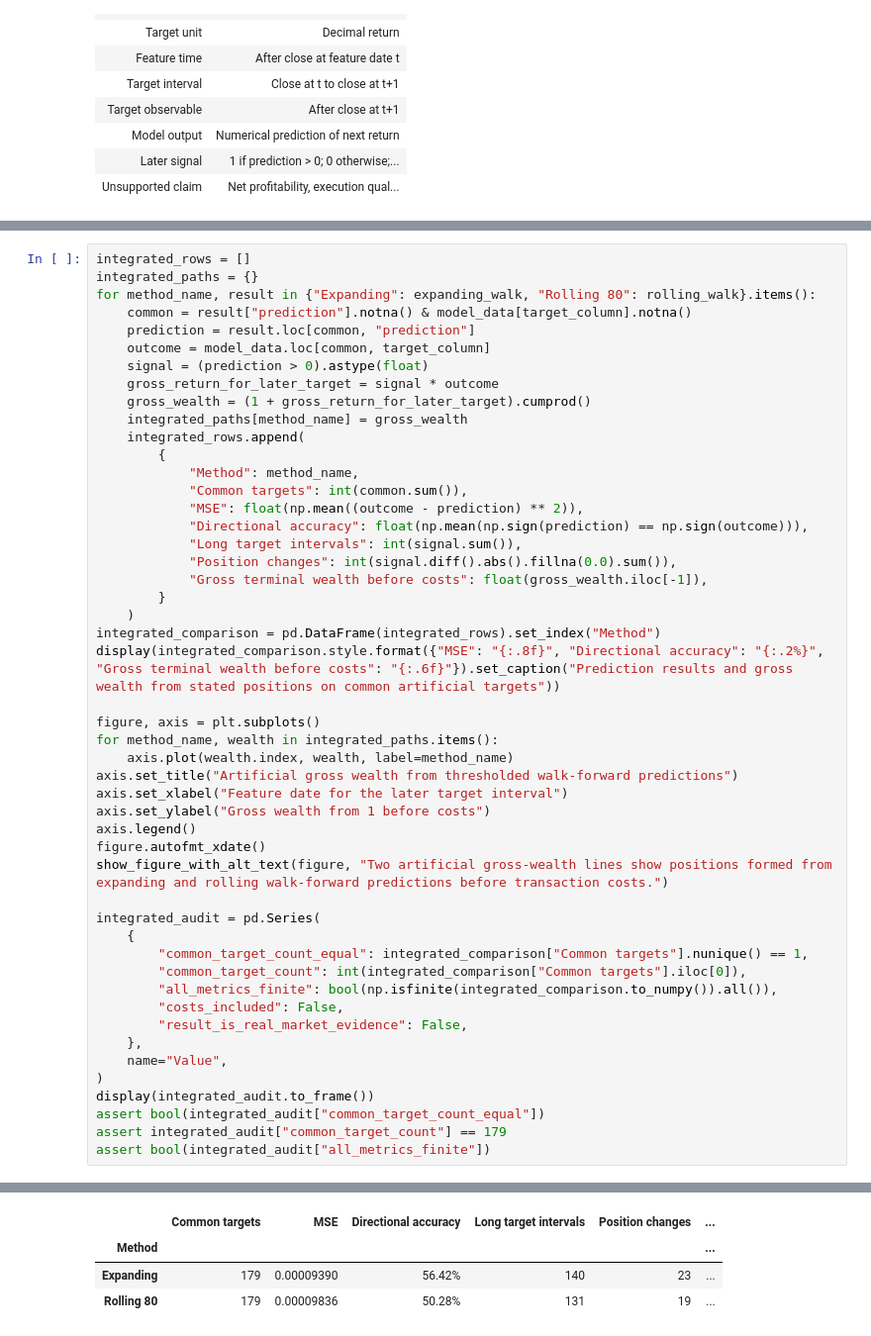
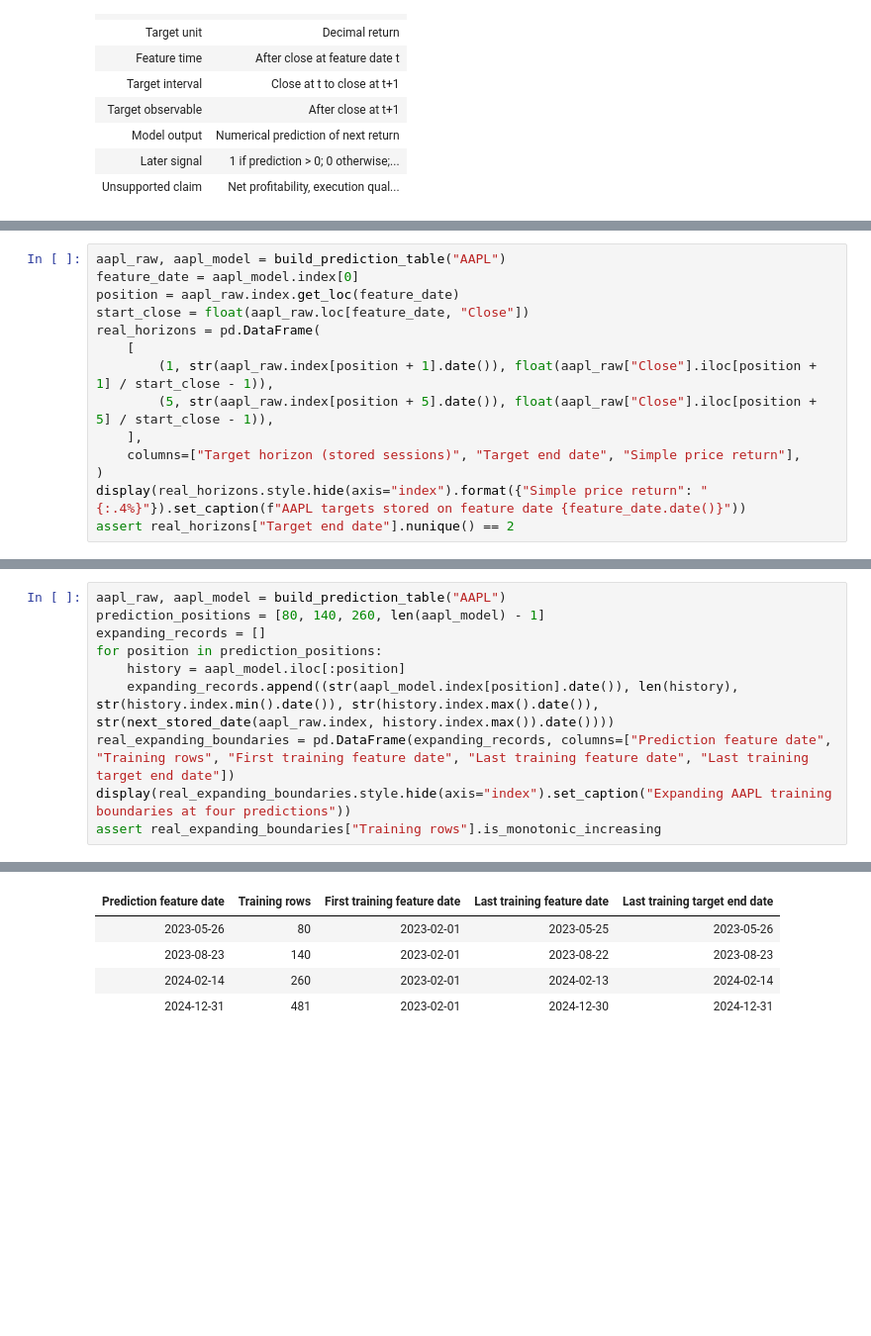
Before and after one commit to KennethWYLee/FinTech, a Jupyter notebook: course/05/week5_main.ipynb, the cells around one changed output, grey strips where cells are left out. Shown at 99% size. Drawn from its saved outputs; the diff is of its cells as text; blank space fills up the shorter version.

```diff
--- a/course/05/week5_main.ipynb
+++ b/course/05/week5_main.ipynb
@@ -312,0 +445,14 @@ Other restrictions may exclude earlier rows because of missing features, validat
+# %%
+aapl_raw, aapl_model = build_prediction_table("AAPL")
+feature_date = aapl_model.index[0]
+position = aapl_raw.index.get_loc(feature_date)
+start_close = float(aapl_raw.loc[feature_date, "Close"])
+real_horizons = pd.DataFrame(
+    [
+        (1, str(aapl_raw.index[position + 1].date()), float(aapl_raw["Close"].iloc[position + 1] / start_close - 1)),
+        (5, str(aapl_raw.index[position + 5].date()), float(aapl_raw["Close"].iloc[position + 5] / start_close - 1)),
+    ],
+    columns=["Target horizon (stored sessions)", "Target end date", "Simple price return"],
+)
+display(real_horizons.style.hide(axis="index").format({"Simple price return": "{:.4%}"}).set_caption(f"AAPL targets stored on feature date {feature_date.date()}"))
+assert real_horizons["Target end date"].nunique() == 2
@@ -1642,50 +1622,11 @@ Predict whether the method with lower MSE must also have higher gross terminal w
 # %%
-integrated_rows = []
-integrated_paths = {}
-for method_name, result in {"Expanding": expanding_walk, "Rolling 80": rolling_walk}.items():
-    common = result["prediction"].notna() & model_data[target_column].notna()
-    prediction = result.loc[common, "prediction"]
-    outcome = model_data.loc[common, target_column]
-    signal = (prediction > 0).astype(float)
-    gross_return_for_later_target = signal * outcome
-    gross_wealth = (1 + gross_return_for_later_target).cumprod()
-    integrated_paths[method_name] = gross_wealth
-    integrated_rows.append(
-        {
-            "Method": method_name,
-            "Common targets": int(common.sum()),
-            "MSE": float(np.mean((outcome - prediction) ** 2)),
-            "Directional accuracy": float(np.mean(np.sign(prediction) == np.sign(outcome))),
-            "Long target intervals": int(signal.sum()),
-            "Position changes": int(signal.diff().abs().fillna(0.0).sum()),
-            "Gross terminal wealth before costs": float(gross_wealth.iloc[-1]),
-        }
-    )
-integrated_comparison = pd.DataFrame(integrated_rows).set_index("Method")
-display(integrated_comparison.style.format({"MSE": "{:.8f}", "Directional accuracy": "{:.2%}", "Gross terminal wealth before costs": "{:.6f}"}).set_caption("Prediction results and gross wealth from stated positions on common artificial targets"))
-
-figure, axis = plt.subplots()
-for method_name, wealth in integrated_paths.items():
-    axis.plot(wealth.index, wealth, label=method_name)
-axis.set_title("Artificial gross wealth from thresholded walk-forward predictions")
-axis.set_xlabel("Feature date for the later target interval")
-axis.set_ylabel("Gross wealth from 1 before costs")
-axis.legend()
-figure.autofmt_xdate()
-show_figure_with_alt_text(figure, "Two artificial gross-wealth lines show positions formed from expanding and rolling walk-forward predictions before transaction costs.")
-
-integrated_audit = pd.Series(
-    {
-        "common_target_count_equal": integrated_comparison["Common targets"].nunique() == 1,
-        "common_target_count": int(integrated_comparison["Common targets"].iloc[0]),
-        "all_metrics_finite": bool(np.isfinite(integrated_comparison.to_numpy()).all()),
-        "costs_included": False,
-        "result_is_real_market_evidence": False,
-    },
-    name="Value",
-)
-display(integrated_audit.to_frame())
-assert bool(integrated_audit["common_target_count_equal"])
-assert integrated_audit["common_target_count"] == 179
-assert bool(integrated_audit["all_metrics_finite"])
+aapl_raw, aapl_model = build_prediction_table("AAPL")
+prediction_positions = [80, 140, 260, len(aapl_model) - 1]
+expanding_records = []
+for position in prediction_positions:
+    history = aapl_model.iloc[:position]
+    expanding_records.append((str(aapl_model.index[position].date()), len(history), str(history.index.min().date()), str(history.index.max().date()), str(next_stored_date(aapl_raw.index, history.index.max()).date())))
+real_expanding_boundaries = pd.DataFrame(expanding_records, columns=["Prediction feature date", "Training rows", "First training feature date", "Last training feature date", "Last training target end date"])
+display(real_expanding_boundaries.style.hide(axis="index").set_caption("Expanding AAPL training boundaries at four predictions"))
+assert real_expanding_boundaries["Training rows"].is_monotonic_increasing
 # %% [output]
@@ -1693,4 +1634,5 @@ Prediction results and gross wealth from stated positions on common artificial t
-|  | Common targets | MSE | Directional accuracy | Long target intervals | Position changes | ... |
-| Method |  |  |  |  |  | ... |
-| Expanding | 179 | 0.00009390 | 56.42% | 140 | 23 | ... |
-| Rolling 80 | 179 | 0.00009836 | 50.28% | 131 | 19 | ... |
+| Prediction feature date | Training rows | First training feature date | Last training feature date | Last training target end date |
+| 2023-05-26 | 80 | 2023-02-01 | 2023-05-25 | 2023-05-26 |
+| 2023-08-23 | 140 | 2023-02-01 | 2023-08-22 | 2023-08-23 |
+| 2024-02-14 | 260 | 2023-02-01 | 2024-02-13 | 2024-02-14 |
+| 2024-12-31 | 481 | 2023-02-01 | 2024-12-30 | 2024-12-31 |
```
Also changed, not shown: parts of 148 cells of this notebook.
